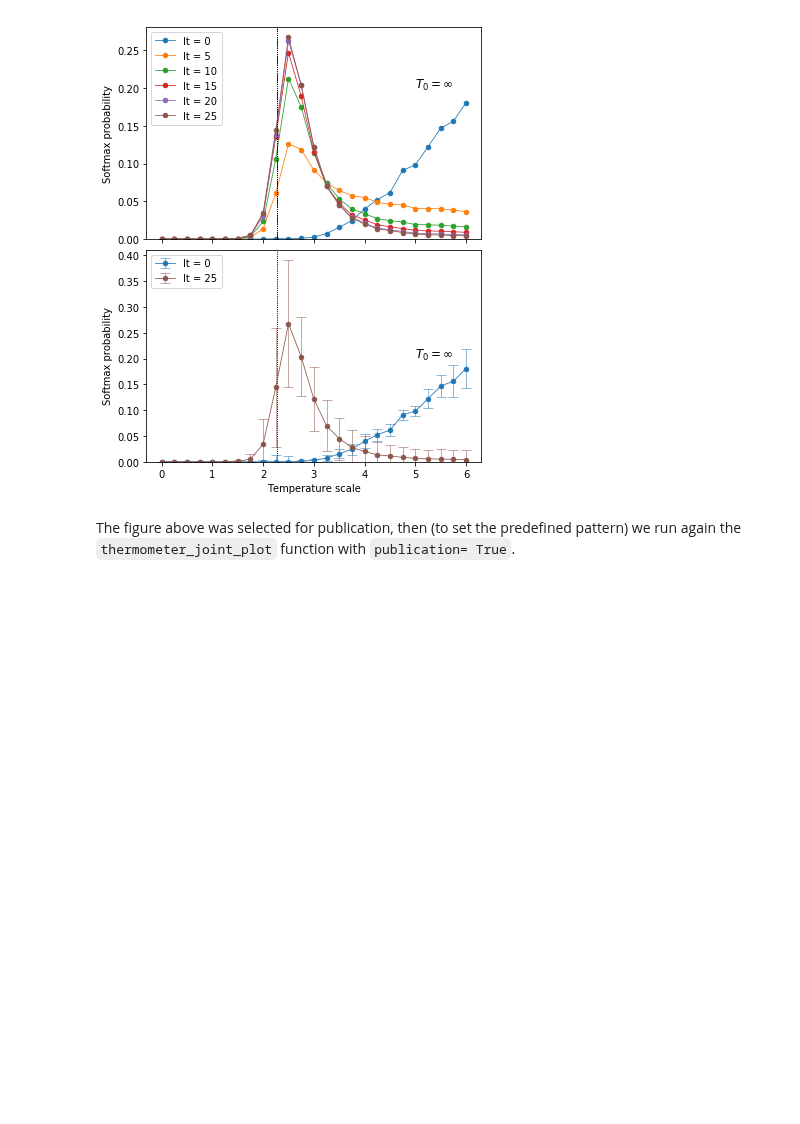
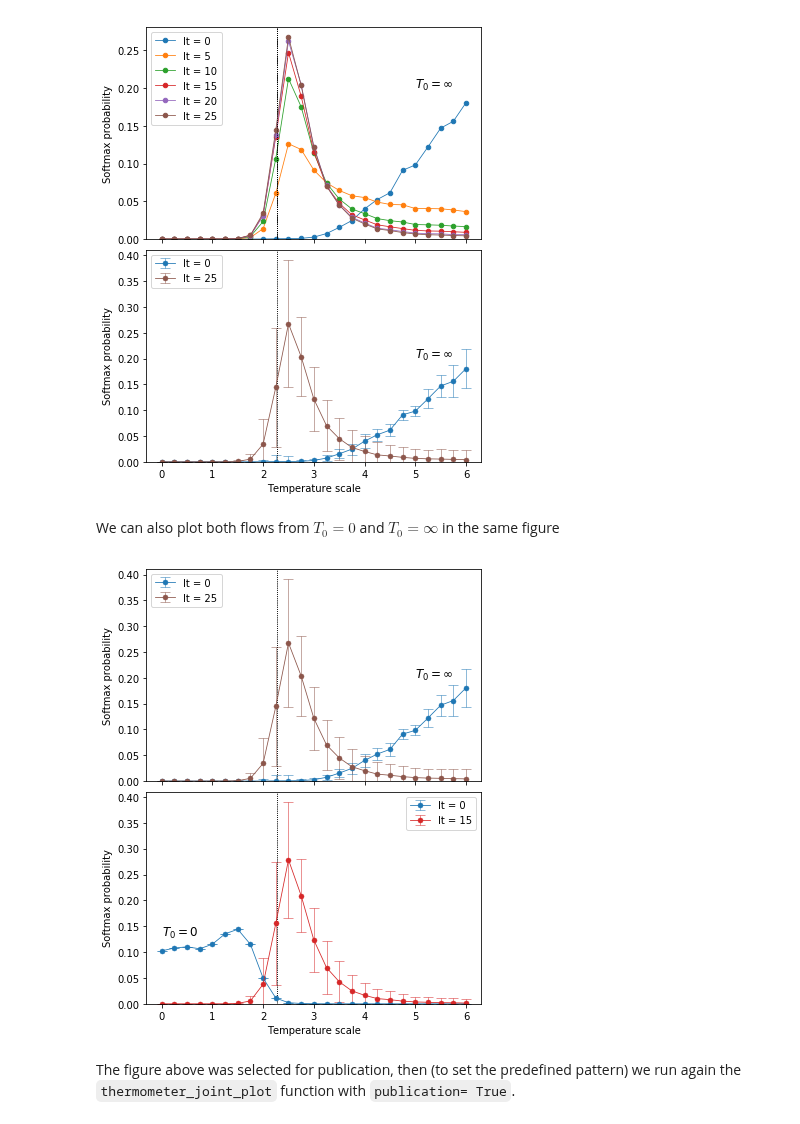
Before and after one commit to rodsveiga/rbm_flows_ising, a Jupyter notebook: main_discussion_L010.ipynb, the cells around one changed output. Drawn from its saved outputs; the diff is of its cells as text; code cells hidden in the pictures; blank space fills up the shorter version.

```diff
--- a/main_discussion_L010.ipynb
+++ b/main_discussion_L010.ipynb
@@ -720,6 +740,36 @@ thermometer_joint_plot(flow_1= flow__,
                        NN_path= 'NN_trained_models/L010_NN_Ising2D_MC.pt')
 # %% [output]
 [figure]
+# %% [markdown]
+We can also plot both flows from $T_0 = 0 $ and $ T_0 = \infty$ in the same figure
+# %%
+thermometer_joint_plot(flow_1= flow__,
+                       flow_2= flow_,
+                       ising_data= ising_data,
+                       L= 10,
+                       x1= 15,
+                       x2= 25,
+                       step1= 25,
+                       step2= 15,
+                       save= False,
+                       Tzero1= False,
+                       Tzero2= True,
+                       x_text1= 5.0,
+                       y_text1= 0.2,
+                       x_text2= 0.0,
+                       y_text2= 0.13,
+                       errorbar1= True,
+                       errorbar2= True,
+                       publication= False,
+                       ref_other_plot= True,
+                       step1_ref_other= 5,
+                       step2_ref_other= 5,
+                       loc_legend1= 'upper left',
+                       loc_legend2= 'upper right',
+                       training_set= 'COMPLETE',
+                       NN_path= 'NN_trained_models/L010_NN_Ising2D_MC.pt')
+# %% [output]
+[figure, added]
 # %% [markdown]
 The figure above was selected for publication, then (to set the predefined pattern) we run again the `thermometer_joint_plot` function with `publication= True`.
 # %%
```
Also changed, not shown: parts of 4 cells of this notebook, 10 other files.
